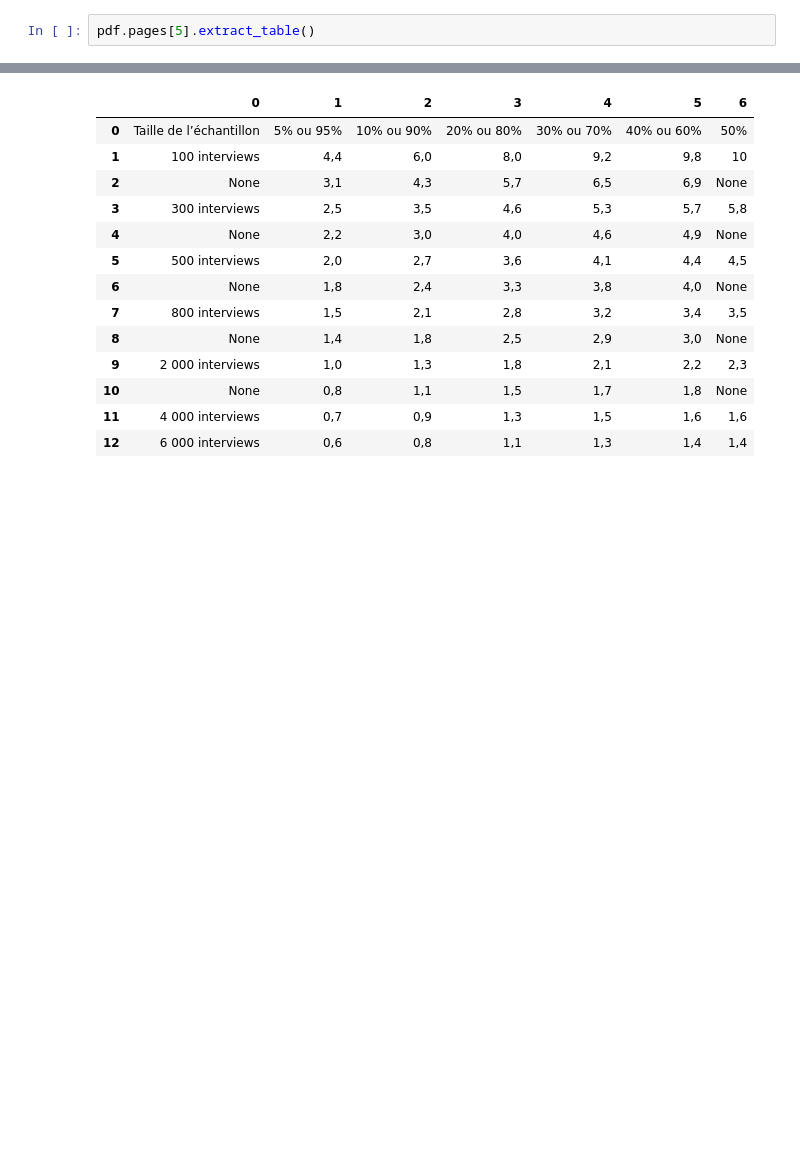
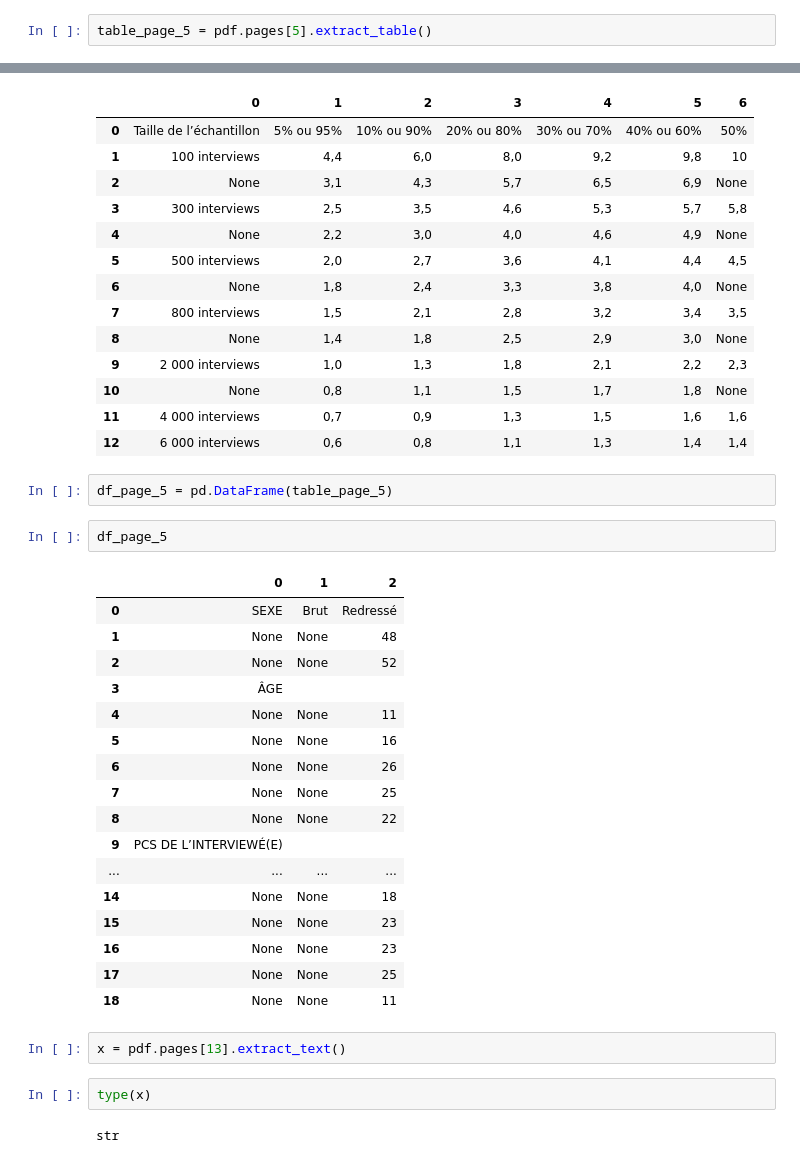
Before and after one commit to micka-sudo/politik, a Jupyter notebook: sondage/extract_data_pdf.ipynb, the cells around one changed output, grey strips where cells are left out. Cells and saved outputs as stored; diff of their text form; blank space fills up the shorter version.

Commit message:
try extract question

```diff
--- a/sondage/extract_data_pdf.ipynb
+++ b/sondage/extract_data_pdf.ipynb
@@ -116,4 +123,4 @@ type(table_page_4)
 # %% [output]
 list
 # %%
-pdf.pages[5].extract_table()
+table_page_5 = pdf.pages[5].extract_table()
@@ -160,3 +147,31 @@ df_page_4
 | 10 | None | 0,8 | 1,1 | 1,5 | 1,7 | 1,8 | None |
 | 11 | 4 000 interviews | 0,7 | 0,9 | 1,3 | 1,5 | 1,6 | 1,6 |
 | 12 | 6 000 interviews | 0,6 | 0,8 | 1,1 | 1,3 | 1,4 | 1,4 |
+# %%
+df_page_5 = pd.DataFrame(table_page_5)
+# %%
+df_page_5
+# %% [output]
+|  | 0 | 1 | 2 |
+| 0 | SEXE | Brut | Redressé |
+| 1 | None | None | 48 |
+| 2 | None | None | 52 |
+| 3 | ÂGE |  |  |
+| 4 | None | None | 11 |
+| 5 | None | None | 16 |
+| 6 | None | None | 26 |
+| 7 | None | None | 25 |
+| 8 | None | None | 22 |
+| 9 | PCS DE L’INTERVIEWÉ(E) |  |  |
+| ... | ... | ... | ... |
+| 14 | None | None | 18 |
+| 15 | None | None | 23 |
+| 16 | None | None | 23 |
+| 17 | None | None | 25 |
+| 18 | None | None | 11 |
+# %%
+x = pdf.pages[13].extract_text()
+# %%
+type(x)
+# %% [output]
+str
```
Also changed, not shown: parts of 4 cells of this notebook.
